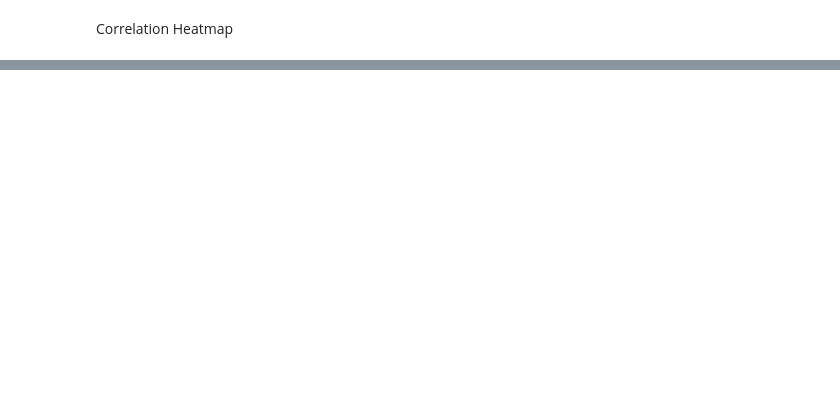
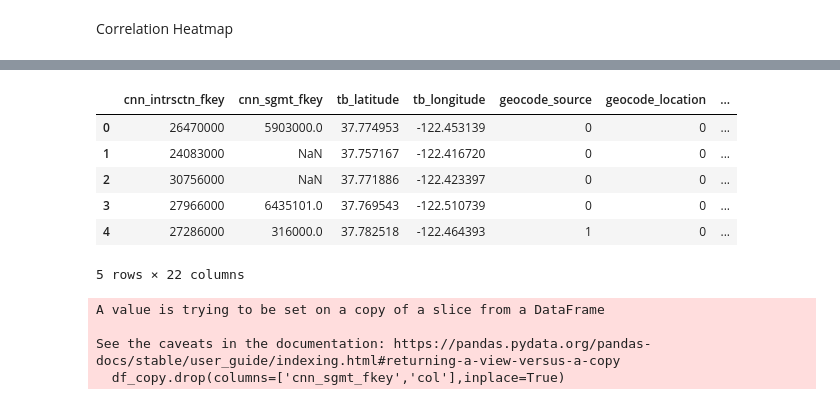
Before and after one commit to it21053528/Fiverr-Freelancing, a Jupyter notebook: collinsketics/Injury_prediction.ipynb, the cells around one changed output, grey strips where cells are left out. Cells and saved outputs as stored; diff of their text form; code cells hidden in the pictures; blank space fills up the shorter version.

```diff
--- a/collinsketics/Injury_prediction.ipynb
+++ b/collinsketics/Injury_prediction.ipynb
@@ -132,0 +154,19 @@ TypeError: Encoders require their input to be uniformly strings or numbers. Got
+# %%
+df_copy = df[df.select_dtypes(include=['int64','int32','float64']).columns]
+# %%
+df_copy.head()
+# %% [output]
+|  | cnn_intrsctn_fkey | cnn_sgmt_fkey | tb_latitude | tb_longitude | geocode_source | geocode_location | ... |
+| 0 | 26470000 | 5903000.0 | 37.774953 | -122.453139 | 0 | 0 | ... |
+| 1 | 24083000 | NaN | 37.757167 | -122.416720 | 0 | 0 | ... |
+| 2 | 30756000 | NaN | 37.771886 | -122.423397 | 0 | 0 | ... |
+| 3 | 27966000 | 6435101.0 | 37.769543 | -122.510739 | 0 | 0 | ... |
+| 4 | 27286000 | 316000.0 | 37.782518 | -122.464393 | 1 | 0 | ... |
+5 rows × 22 columns
+# %%
+df_copy.drop(columns=['cnn_sgmt_fkey','col'],inplace=True)
+# %% [output]
+A value is trying to be set on a copy of a slice from a DataFrame
+
+See the caveats in the documentation: https://pandas.pydata.org/pandas-docs/stable/user_guide/indexing.html#returning-a-view-versus-a-copy
+  df_copy.drop(columns=['cnn_sgmt_fkey','col'],inplace=True)
```
Also changed, not shown: parts of 28 cells of this notebook.
